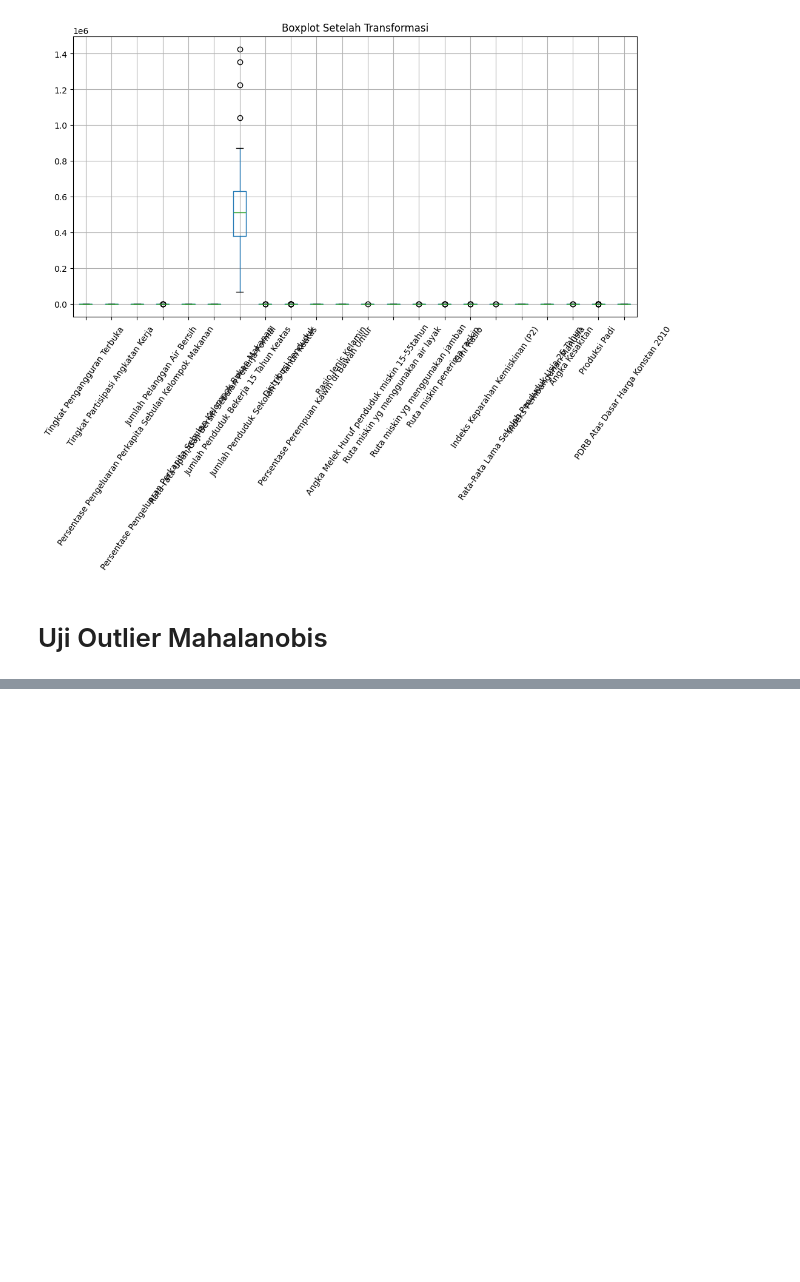
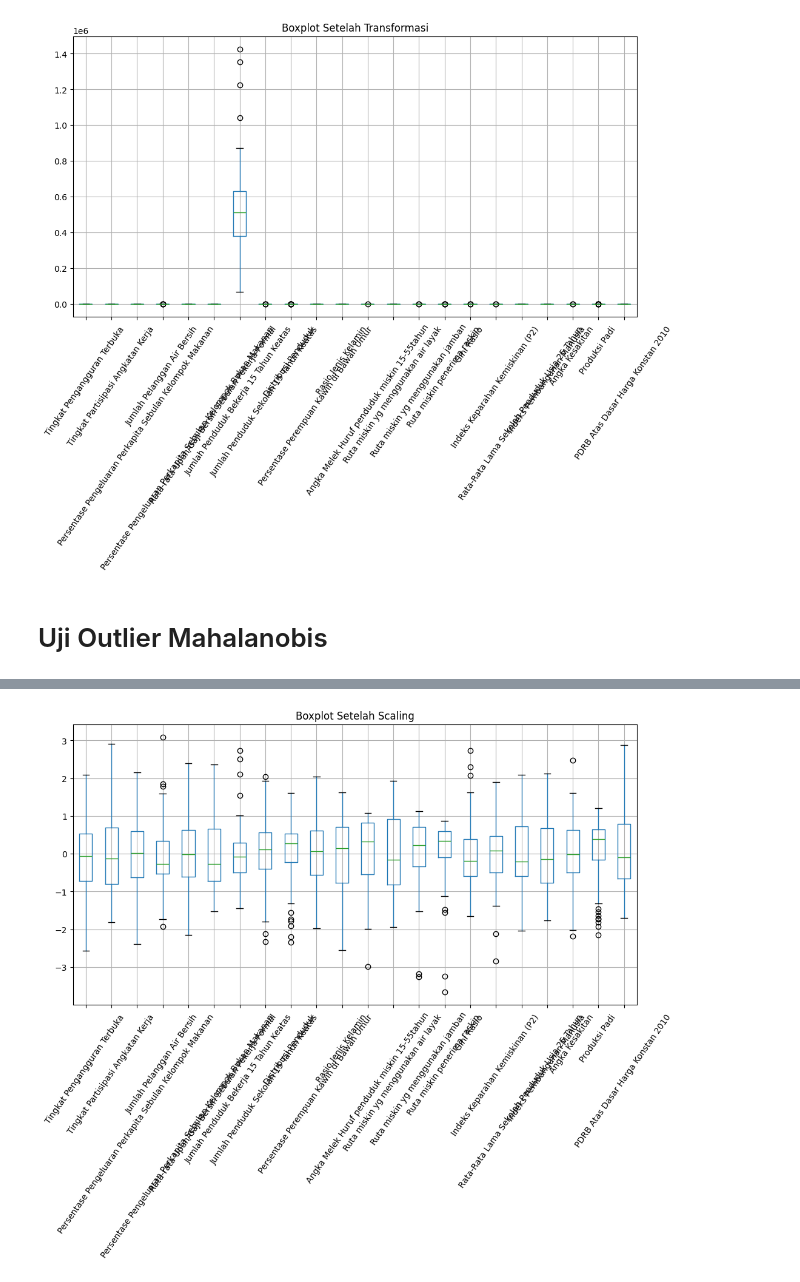
Before and after one commit to yowxy/Clustering-Based-on-Study-Case, a Jupyter notebook: index.ipynb, the cells around one changed output, grey strips where cells are left out. Drawn from its saved outputs; the diff is of its cells as text; code cells hidden in the pictures; blank space fills up the shorter version.

```diff
--- a/index.ipynb
+++ b/index.ipynb
@@ -224,0 +227,6 @@ display(uji_outlier)
+# %%
+scaler = StandardScaler()
+data_scaled = scaler.fit_transform(data_transform)
+
+data_scaled  = pd.DataFrame(data_scaled, columns=data_transform.columns)
+data_scaled.head()
@@ -224,0 +241,6 @@ display(uji_outlier)
+# %%
+data_scaled.boxplot(figsize=(12,6), rot=55)
+plt.title('Boxplot Setelah Scaling')
+plt.show()
+# %% [output]
+[figure, added]
```
Also changed, not shown: parts of 6 cells of this notebook.
